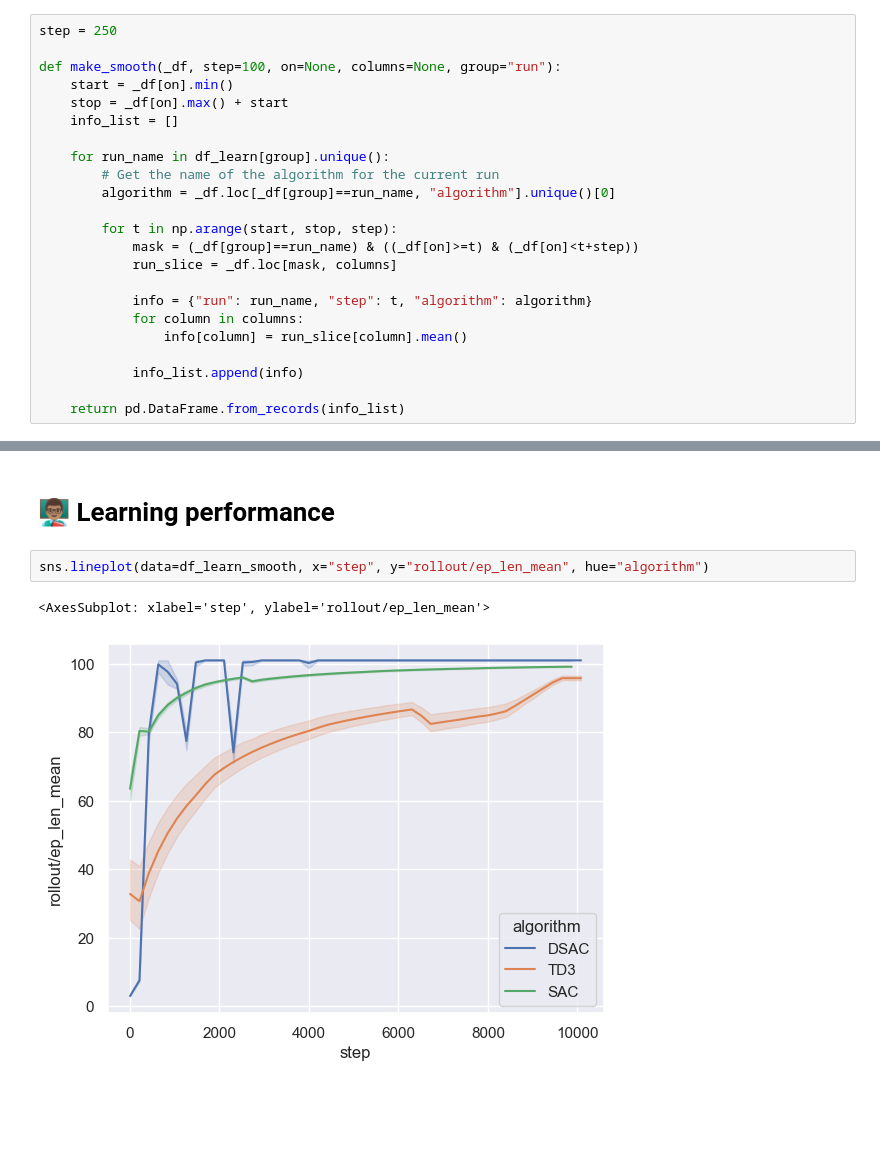
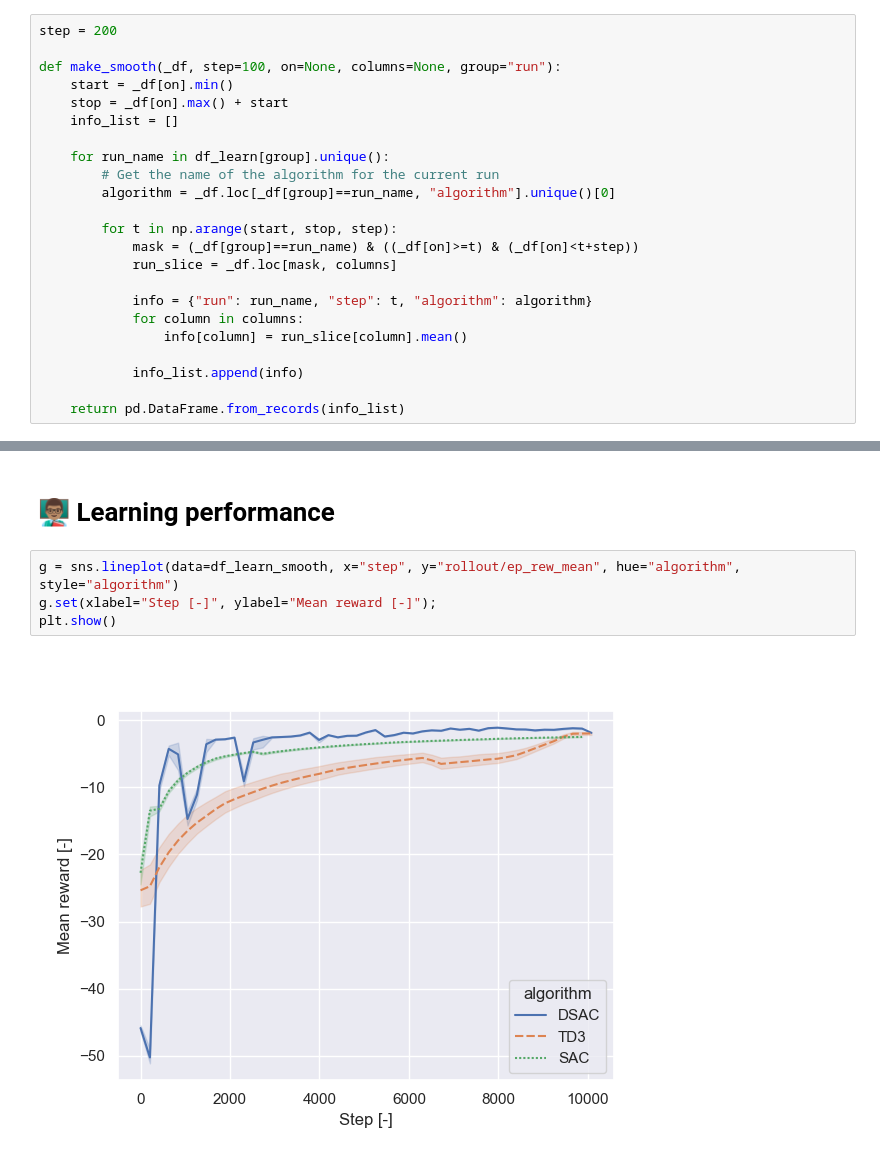
Before and after one commit to iamlucasvieira/HybridRL-FlightControl, a Jupyter notebook: notebooks/best_algorithm.ipynb, the cells around one changed output, grey strips where cells are left out. Saved outputs shown, nothing was run; the diff lists cells and outputs as text; blank space fills up the shorter version.

```diff
--- a/notebooks/best_algorithm.ipynb
+++ b/notebooks/best_algorithm.ipynb
@@ -42,7 +48,7 @@ dtype: int64
 # %% [markdown]
 Define function that smooths data
 # %%
-step = 250
+step = 200
 
 def make_smooth(_df, step=100, on=None, columns=None, group="run"):
     start = _df[on].min()
@@ -71,7 +77,8 @@ df_learn_smooth = make_smooth(df_learn, step=210, on="global_step", columns=["ro
 # %% [markdown]
 # 👨🏽‍🏫 Learning performance
 # %%
-sns.lineplot(data=df_learn_smooth, x="step", y="rollout/ep_len_mean", hue="algorithm")
+g = sns.lineplot(data=df_learn_smooth, x="step", y="rollout/ep_rew_mean", hue="algorithm", style="algorithm")
+g.set(xlabel="Step [-]", ylabel="Mean reward [-]");
+plt.show()
 # %% [output]
-<AxesSubplot: xlabel='step', ylabel='rollout/ep_len_mean'>
-[figure, old version]
+[figure, new version]
```
Also changed, not shown: parts of 1 cell of this notebook, 1 other file.
